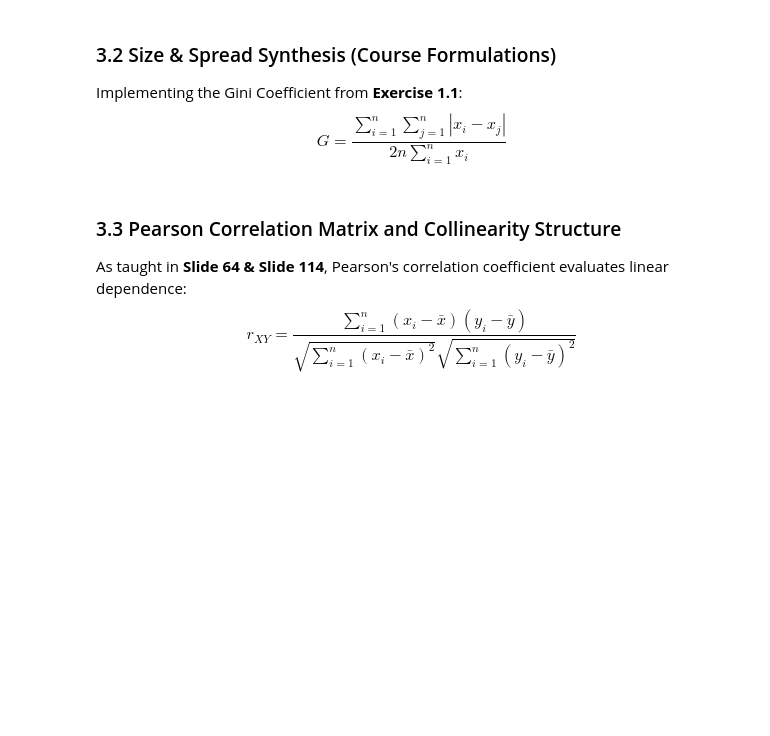
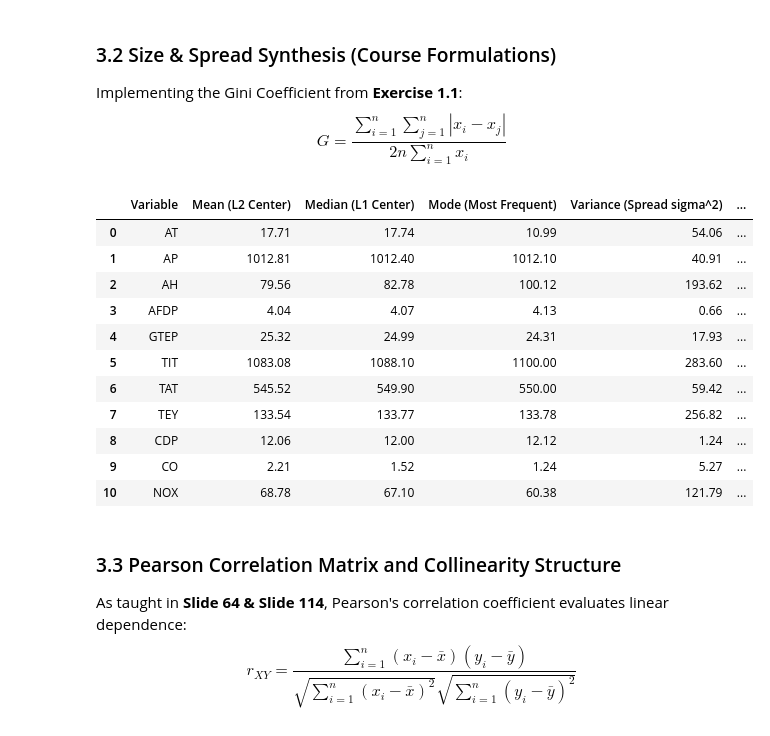
Before and after one commit to guidomariadifiore/DataAnalysisProject, a Jupyter notebook: gas_turbine_analysis.ipynb, the cells around one changed output. Saved outputs shown, nothing was run; the diff lists cells and outputs as text; code cells hidden in the pictures; blank space fills up the shorter version.

```diff
--- a/gas_turbine_analysis.ipynb
+++ b/gas_turbine_analysis.ipynb
@@ -183,30 +337,47 @@ $$G = \frac{\sum_{i=1}^n \sum_{j=1}^n |x_i - x_j|}{2n \sum_{i=1}^n x_i}$$
 # %%
 def compute_gini(arr):
     arr = np.sort(arr)
     n = len(arr)
     index = np.arange(1, n + 1)
     return (2 * np.sum(index * arr) - (n + 1) * np.sum(arr)) / (n * np.sum(arr))
 
 eda_records = []
 for col in sensor_cols:
     vals = train_df[col].values
     q1, med, q3 = np.percentile(vals, [25, 50, 75])
     iqr = q3 - q1
     mean_val = np.mean(vals)
-    std_val = np.std(vals)
+    mode_val = pd.Series(vals).mode().iloc[0] if not pd.Series(vals).mode().empty else np.nan
+    variance_val = np.var(vals)
+    std_val = np.sqrt(variance_val)
     gini_val = compute_gini(vals)
 
     eda_records.append({
         'Variable': col,
         'Mean (L2 Center)': round(mean_val, 2),
         'Median (L1 Center)': round(med, 2),
+        'Mode (Most Frequent)': round(mode_val, 2),
+        'Variance (Spread sigma^2)': round(variance_val, 2),
         'Std Dev (Spread sigma)': round(std_val, 2),
         'IQR (Spread Q3-Q1)': round(iqr, 2),
         'Gini Coefficient G': round(gini_val, 3)
     })
 
 df_eda_table = pd.DataFrame(eda_records)
 df_eda_table
+# %% [output]
+|  | Variable | Mean (L2 Center) | Median (L1 Center) | Mode (Most Frequent) | Variance (Spread sigma^2) | ... |
+| 0 | AT | 17.71 | 17.74 | 10.99 | 54.06 | ... |
+| 1 | AP | 1012.81 | 1012.40 | 1012.10 | 40.91 | ... |
+| 2 | AH | 79.56 | 82.78 | 100.12 | 193.62 | ... |
+| 3 | AFDP | 4.04 | 4.07 | 4.13 | 0.66 | ... |
+| 4 | GTEP | 25.32 | 24.99 | 24.31 | 17.93 | ... |
+| 5 | TIT | 1083.08 | 1088.10 | 1100.00 | 283.60 | ... |
+| 6 | TAT | 545.52 | 549.90 | 550.00 | 59.42 | ... |
+| 7 | TEY | 133.54 | 133.77 | 133.78 | 256.82 | ... |
+| 8 | CDP | 12.06 | 12.00 | 12.12 | 1.24 | ... |
+| 9 | CO | 2.21 | 1.52 | 1.24 | 5.27 | ... |
+| 10 | NOX | 68.78 | 67.10 | 60.38 | 121.79 | ... |
 # %% [markdown]
 ### 3.3 Pearson Correlation Matrix and Collinearity Structure
 As taught in **Slide 64 & Slide 114**, Pearson's correlation coefficient evaluates linear dependence:
```
Also changed, not shown: parts of 29 cells of this notebook, 3 other files.
